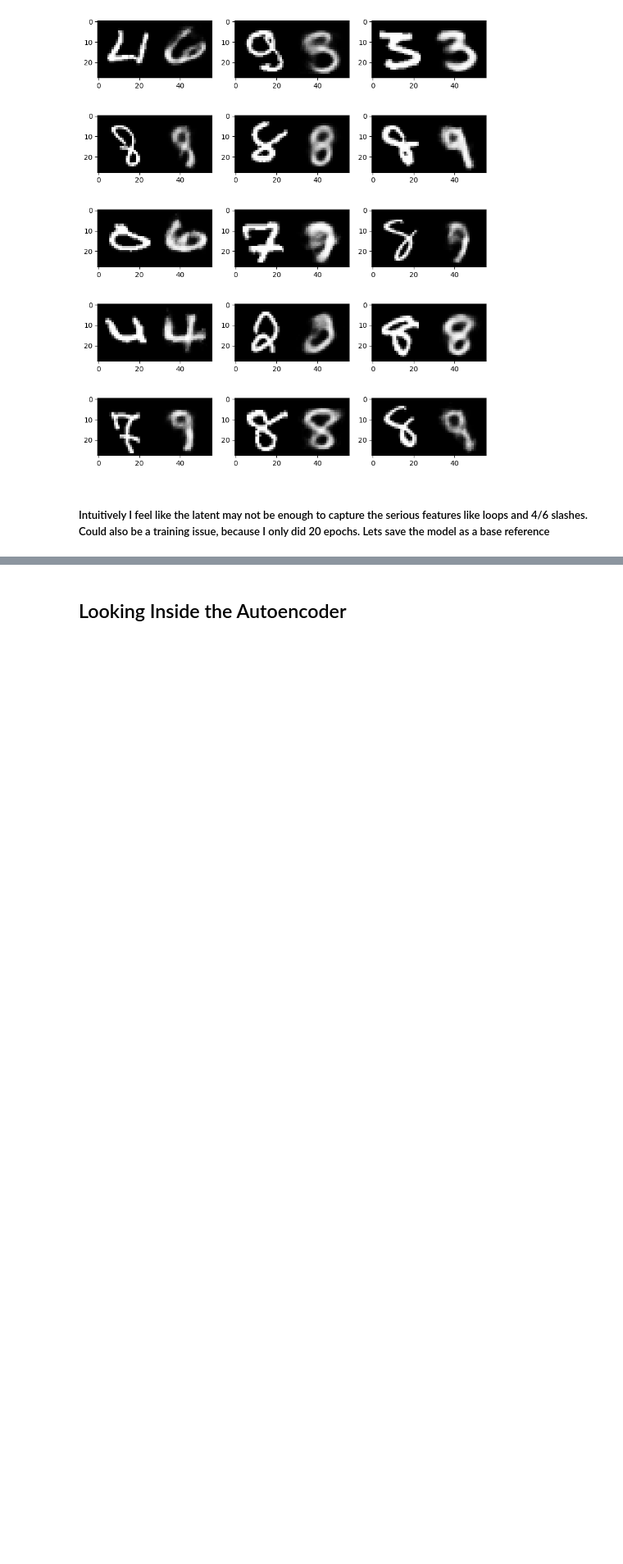
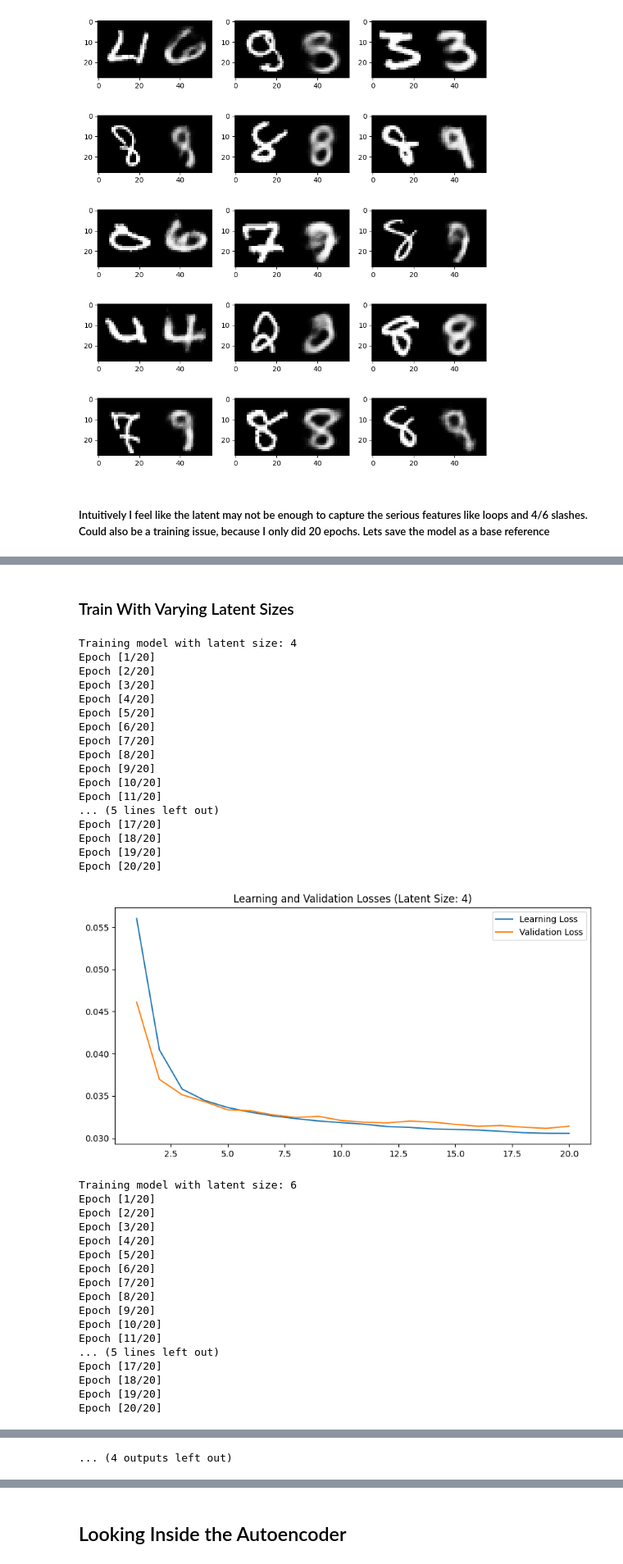
Before and after one commit to vanshjjw/Course, a Jupyter notebook: PS2/autoencoder.ipynb, the cells around one changed output, grey strips where cells are left out. Shown at 82% size. Cells and saved outputs as stored; diff of their text form; code cells hidden in the pictures; blank space fills up the shorter version.

```diff
--- a/PS2/autoencoder.ipynb
+++ b/PS2/autoencoder.ipynb
@@ -173,0 +198,65 @@ RuntimeError: Parent directory model-weights does not exist.
+# %% [markdown]
+### Train With Varying Latent Sizes
+# %%
+num_epochs = 20
+learning_rate = 0.005
+latent_sizes = [4, 6, 8, 12, 14, 16, 18, 20] # we already have 10
+# %%
+lowest_loss_reached = []
+# %%
+for latent_size in latent_sizes:
+    print(f"Training model with latent size: {latent_size}")
+    model = AutoencoderModel(sizes=[784, 256, 64, latent_size, 64, 256, 784]).to(device_name)
+    optimiser = optim.Adam(model.parameters(), lr=learning_rate)
+
+    learning_losses, validation_losses = train_model(model, learn_loader, validation_loader, optimiser, loss_function, num_epochs)
+
+    # Record the last learning and validation losses for each latent size
+    l_loss = learning_losses[-1][1]
+    v_loss = validation_losses[-1][1]
+    lowest_loss_reached.append((latent_size, l_loss, v_loss))
+
+    plt.figure(figsize=(10, 5))
+    plt.plot([x[0] for x in learning_losses], [x[1] for x in learning_losses], label='Learning Loss')
+    plt.plot([x[0] for x in validation_losses], [x[1] for x in validation_losses], label='Validation Loss')
+    plt.title(f'Learning and Validation Losses (Latent Size: {latent_size})')
+    plt.legend()
+    plt.show()
+
+    torch.save(model.state_dict(), f'model-weights/AutoencoderModel-l{latent_size}.pth')
+# %% [output]
+Training model with latent size: 4
+Epoch [1/20]
+Epoch [2/20]
+Epoch [3/20]
+Epoch [4/20]
+Epoch [5/20]
+Epoch [6/20]
+Epoch [7/20]
+Epoch [8/20]
+Epoch [9/20]
+Epoch [10/20]
+Epoch [11/20]
+... (5 lines left out)
+Epoch [17/20]
+Epoch [18/20]
+Epoch [19/20]
+Epoch [20/20]
+[figure, added]
+Training model with latent size: 6
+Epoch [1/20]
+Epoch [2/20]
+Epoch [3/20]
+Epoch [4/20]
+Epoch [5/20]
+Epoch [6/20]
+Epoch [7/20]
+Epoch [8/20]
+Epoch [9/20]
+Epoch [10/20]
+Epoch [11/20]
+... (5 lines left out)
+Epoch [17/20]
+Epoch [18/20]
+Epoch [19/20]
+Epoch [20/20]
@@ -173,0 +336 @@ RuntimeError: Parent directory model-weights does not exist.
+... (4 outputs left out)
```
Also changed, not shown: parts of 24 cells of this notebook, 10 other files.
